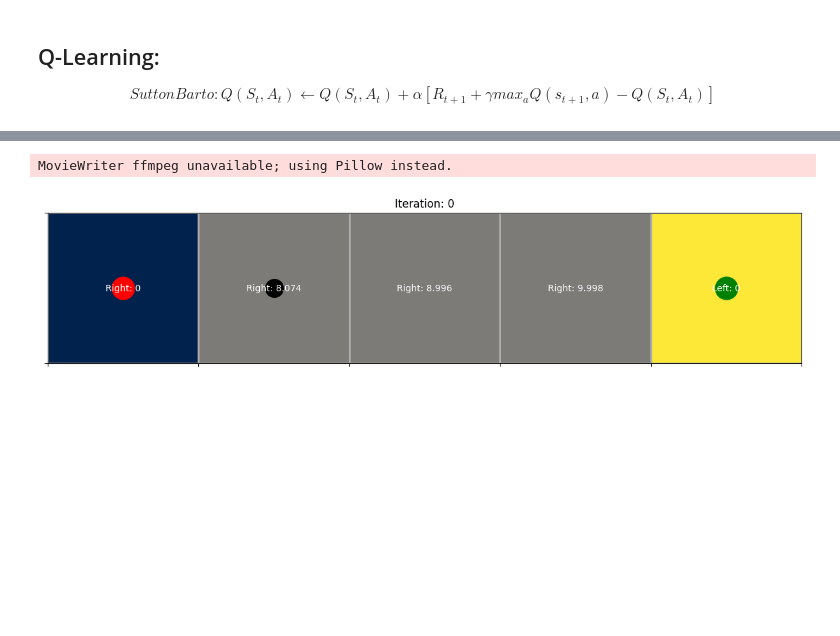
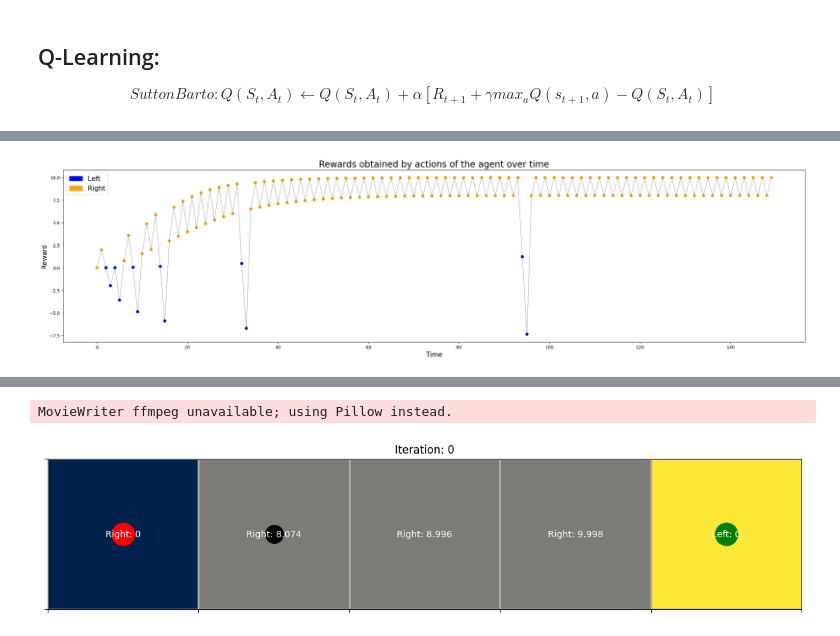
Before and after one commit to rulas99/rl_uniandes, a Jupyter notebook: q_learning_cl.ipynb, the cells around one changed output, grey strips where cells are left out. Cells and saved outputs as stored; diff of their text form; code cells hidden in the pictures; blank space fills up the shorter version.

```diff
--- a/q_learning_cl.ipynb
+++ b/q_learning_cl.ipynb
@@ -136,0 +202,16 @@ lose_state = (0,0)
+# %%
+plt.figure(figsize=(30,7))
+plt.scatter(time, rewards, color = ['blue' if m=='Left' else 'orange' for m in moves])
+plt.plot(time, rewards, linewidth=0.3, color='k')
+# Crear parches para la leyenda
+blue_patch = mpatches.Patch(color='blue', label='Left',)
+orange_patch = mpatches.Patch(color='orange', label='Right')
+
+# Mostrar la leyenda
+plt.legend(handles=[blue_patch, orange_patch], loc='upper left', fontsize=15)
+plt.ylabel('Reward', fontsize=15)
+plt.xlabel('Time', fontsize=15)
+plt.title('Rewards obtained by actions of the agent over time', fontsize=20)
+plt.show();
+# %% [output]
+[figure, added]
```
Also changed, not shown: parts of 18 cells of this notebook.
